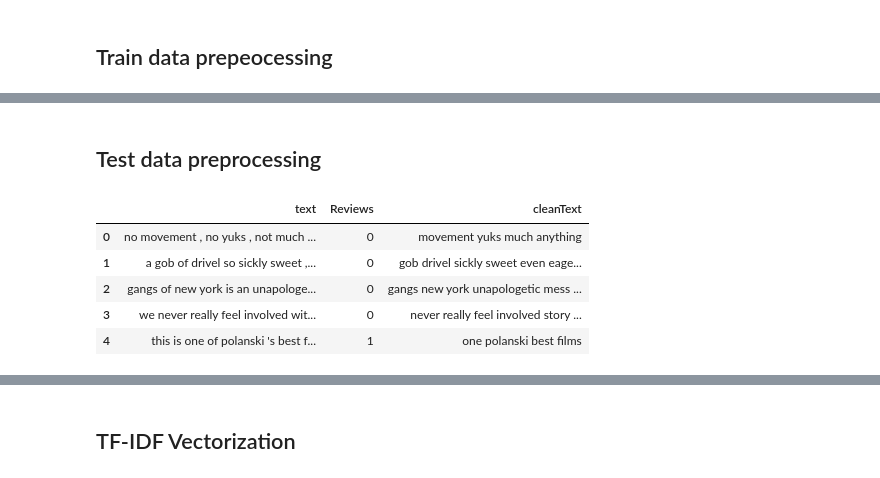
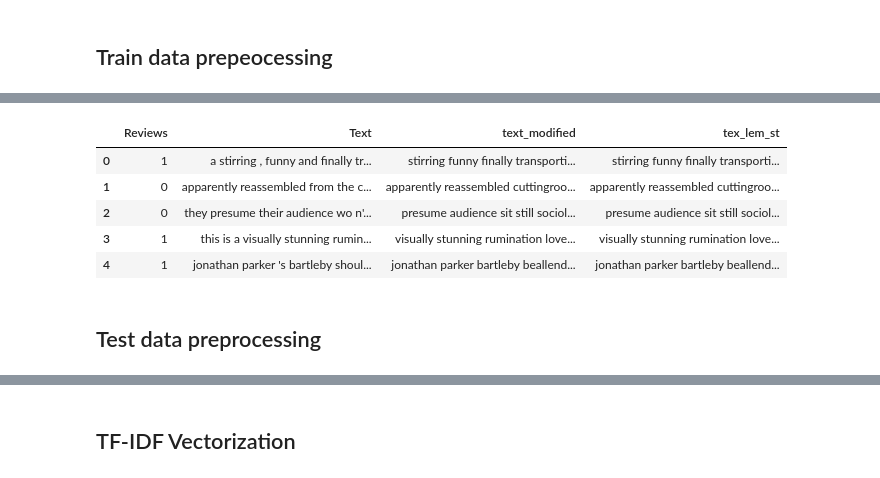
Before and after one commit to ManishaLokasani/Manisha_INFO5731_Spring2023, a Jupyter notebook: In_class_exercise_05_04182023.ipynb, the cells around one changed output, grey strips where cells are left out. Cells and saved outputs as stored; diff of their text form; code cells hidden in the pictures.

```diff
--- a/In_class_exercise_05_04182023.ipynb
+++ b/In_class_exercise_05_04182023.ipynb
@@ -71,10 +72,3 @@ import matplotlib.pyplot as plt
 import warnings
 warnings.filterwarnings("ignore")
 from sklearn.metrics import precision_score, recall_score, f1_score, accuracy_score
-# %%
-data = open('stsa-train.txt').read()
-labels, texts = [], []
-for i, line in enumerate(data.split("\n")):
-    content = line.split()
-    labels.append(" ".join(content[:1]))
-    texts.append(" ".join(content[1:]))
@@ -92,0 +75,18 @@ trainDF.head()
+# %%
+def get_text_data(file_name):
+  with open(file_name) as txtf:
+      mylist = [line.strip('\n') for line in txtf]
+
+  labels = []
+  text = []
+
+  for i, line in enumerate(mylist):
+      label = mylist[i][0]
+      tex = mylist[i][1:]
+      labels.append(label)
+      text.append(tex)
+  return labels, text
+
+train_data = get_text_data("stsa-train.txt")
+train_df = pd.DataFrame(list(zip(train_data[0], train_data[1])),columns =['Reviews', 'Text'])
+train_df.head()
@@ -157,36 +168,12 @@ testDF.head()
+# %%
+train_df['tex_lem_st'] = train_df['text_modified'].apply(tokenize_sentence) # tex_lem_st: text_modified lemmatize stemming
+train_df.head()
+# %% [output]
+|  | Reviews | Text | text_modified | tex_lem_st |
+| 0 | 1 | a stirring , funny and finally tr... | stirring funny finally transporti... | stirring funny finally transporti... |
+| 1 | 0 | apparently reassembled from the c... | apparently reassembled cuttingroo... | apparently reassembled cuttingroo... |
+| 2 | 0 | they presume their audience wo n'... | presume audience sit still sociol... | presume audience sit still sociol... |
+| 3 | 1 | this is a visually stunning rumin... | visually stunning rumination love... | visually stunning rumination love... |
+| 4 | 1 | jonathan parker 's bartleby shoul... | jonathan parker bartleby beallend... | jonathan parker bartleby beallend... |
 # %% [markdown]
 ## Test data preprocessing
-# %%
-import nltk
-from nltk.tokenize import RegexpTokenizer
-from nltk.stem import WordNetLemmatizer,PorterStemmer
-from nltk.corpus import stopwords
-import re
-lemmatizer = WordNetLemmatizer()
-stemmer = PorterStemmer()
-
-def preprocess(sentence):
-    sentence=str(sentence)
-    sentence = sentence.lower()
-    sentence=sentence.replace('{html}',"")
-    cleanr = re.compile('<.*?>')
-    cleantext = re.sub(cleanr, '', sentence)
-    rem_url=re.sub(r'http\S+', '',cleantext)
-    rem_num = re.sub('[0-9]+', '', rem_url)
-    tokenizer = RegexpTokenizer(r'\w+')
-    tokens = tokenizer.tokenize(rem_num)
-    filtered_words = [w for w in tokens if len(w) > 2 if not w in stopwords.words('english')]
-    stem_words=[stemmer.stem(w) for w in filtered_words]
-    lemma_words=[lemmatizer.lemmatize(w) for w in stem_words]
-    return " ".join(filtered_words)
-
-
-testDF['cleanText']=testDF['text'].map(lambda s:preprocess(s))
-testDF.head()
-# %% [output]
-|  | text | Reviews | cleanText |
-| 0 | no movement , no yuks , not much ... | 0 | movement yuks much anything |
-| 1 | a gob of drivel so sickly sweet ,... | 0 | gob drivel sickly sweet even eage... |
-| 2 | gangs of new york is an unapologe... | 0 | gangs new york unapologetic mess ... |
-| 3 | we never really feel involved wit... | 0 | never really feel involved story ... |
-| 4 | this is one of polanski 's best f... | 1 | one polanski best films |
```
Also changed, not shown: parts of 116 cells of this notebook.
